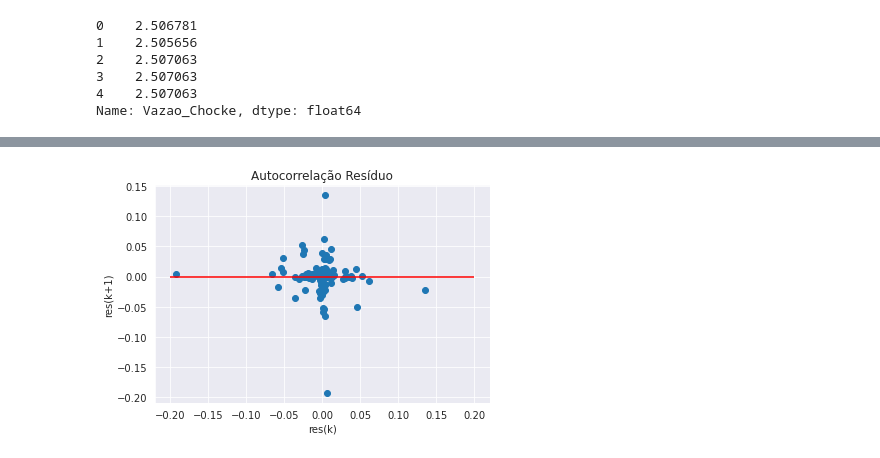
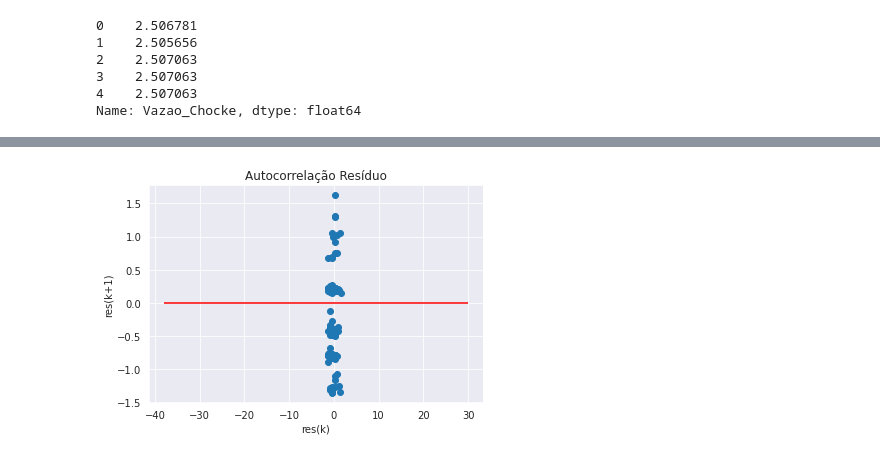
Before and after one commit to gabriel7268/PRH35.1_UFBA-ANP, a Jupyter notebook: Códigos/Exp_Cod_PRH_35_1_UFBA_MLPNN_v1.ipynb, the cells around one changed output, grey strips where cells are left out. Saved outputs shown, nothing was run; the diff lists cells and outputs as text; code cells hidden in the pictures.

```diff
--- a/Códigos/Exp_Cod_PRH_35_1_UFBA_MLPNN_v1.ipynb
+++ b/Códigos/Exp_Cod_PRH_35_1_UFBA_MLPNN_v1.ipynb
@@ -246,0 +362,11 @@ plt.show();
+# %%
+plt.figure(figsize=(10,6), dpi=80)
+prediction_sig = prediction_sig.flatten()
+pred = model_sig.predict(X)
+pred = pred.flatten()
+plt.plot(range(len(dados.Vazao_Chocke)),dados.Vazao_Chocke, label = 'Saída Real')
+plt.plot(range(len(pred)),pred, 'r', label = 'Saída Predita')
+plt.legend()
+plt.xlabel('Amostras')
+plt.ylabel('Vazão Válv Chocke (m³/h)')
+plt.title('Predição da Vazão na Chocke')
@@ -246,0 +376,16 @@ plt.show();
+# %%
+# Transformando dados de saída em array
+y_sig = np.array(Y_test)
+# Diminuindo dimensão da predição
+prediction_sig = prediction_sig.flatten()
+# Criando DataFrame de Saída Real e Saída Predita
+dfm = pd.DataFrame({'Y': y_sig, 'prediction_sig': prediction_sig,'Resíduo': prediction_sig-y_sig})
+# Calculando correlação entre Saída Real e Saída Predita
+print(dfm['Y'].corr(dfm['prediction_sig']))
+dfm.columns = ['Saída Real', 'Saída Predita', 'Resíduo']
+display(dfm.head())
+print(dfm.shape)
+# R^2, MSE, RMSE, R^2 AJUSTADO, AIC..., ANALISE DE RESIDUO, TESTE DE HIPOTESE H0=MEDIA 0
+# CORRELAÇÃO DOS PARAMETROS
+# SIMULAÇÃO MONTE CARLO
+# DADOS BCS
@@ -246,0 +401,13 @@ plt.show();
+# %%
+y_sig = np.array(Y_test)
+res_sig = prediction_sig - y_sig
+sns.set_style('dark')
+plt.figure()
+plt.scatter(range(len(Y_test)), res_sig)
+plt.plot(range(len(Y_test)), [0]*len(Y_test), 'r-')
+plt.title("Resíduo no Tempo")
+plt.xlabel('Tempo')
+plt.ylabel('Resíduo')
+plt.grid()
+plt.savefig('residuo_no_tempo.png')
+plt.show();
@@ -247,10 +416,10 @@ plt.show();
 # %%
 sns.set_style('dark')
-plt.scatter(res[0:123], res[1:124])
+plt.scatter(res_sig[0:123], res_sig[1:124])
 plt.xlabel('res(k)')
 plt.ylabel('res(k+1)')
 plt.title('Autocorrelação Resíduo')
-plt.hlines(0, -0.2, 0.2, 'r')
+plt.hlines(0, -38, 30, 'r')
 plt.grid()
 # %% [output]
-[figure, old version]
+[figure, new version]
```
Also changed, not shown: parts of 20 cells of this notebook.
